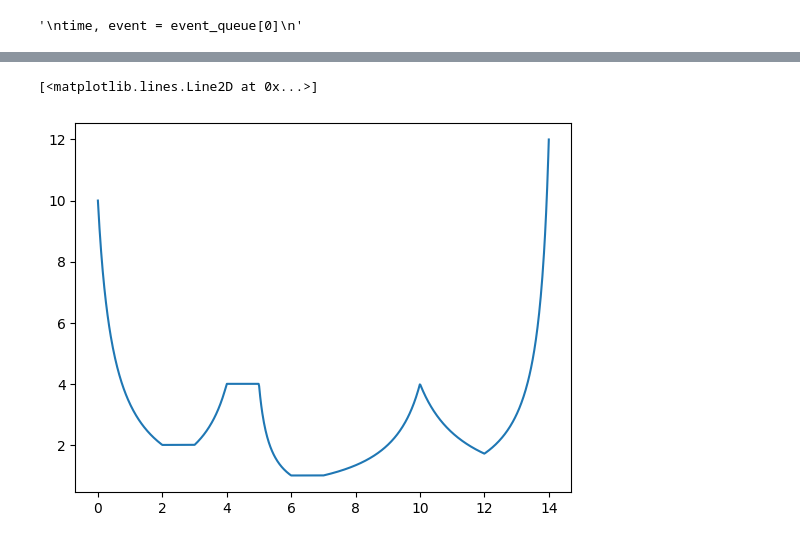
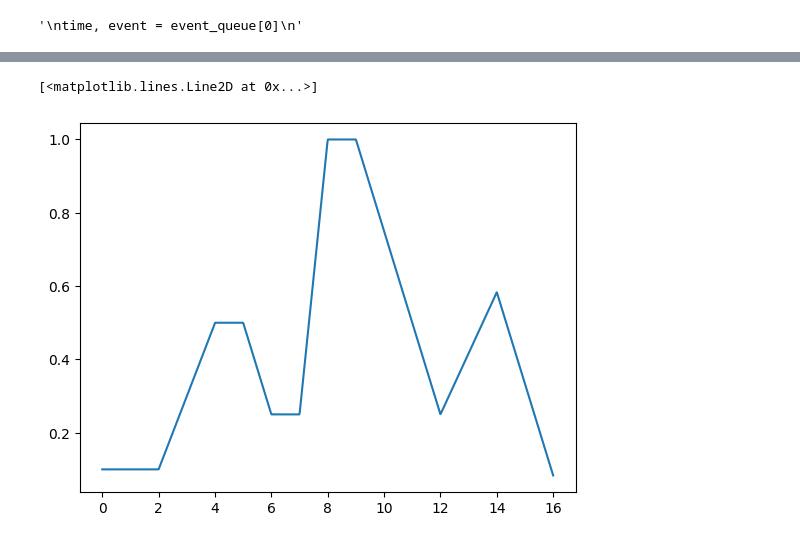
Before and after one commit to Aaron-Dayton/CSC446FinalProject, a Jupyter notebook: TimHortonsSimulation/Frankenstein.ipynb, the cells around one changed output, grey strips where cells are left out. Saved outputs shown, nothing was run; the diff lists cells and outputs as text; code cells hidden in the pictures.

```diff
--- a/TimHortonsSimulation/Frankenstein.ipynb
+++ b/TimHortonsSimulation/Frankenstein.ipynb
@@ -47,25 +47,25 @@ def ARRIVAL_RATE_FUNC(x, mult):
     x = x / 60 # Time is measured in minutes, convert it to hours
 
     if 0 <= x <= 2:
-        return mult*(x+0.5)/2.5
-    elif 2 < x <= 3:
+        return mult*0.2
+    elif 2 < x <= 4:
+        return mult*(x-1.5)/2.5
+    elif 4 < x <= 5:
         return mult*1
-    elif 3 < x <= 4:
-        return -mult*(x-5)/2
-    elif 4 < x <= 5:
+    elif 5 < x <= 6:
+        return -mult*(x-7)/2
+    elif 6 < x <= 7:
         return mult*0.5
-    elif 5 < x <= 6:
-        return mult*1.5*(x - 14/3)
-    elif 6 < x <= 7:
+    elif 7 < x <= 8:
+        return mult*1.5*(x - 20/3)
+    elif 8 < x <= 9:
         return mult*2
-    elif 7 < x <= 10:
-        return -mult*(x-11)/2
-    elif 10 < x <= 12:
-        return mult*(x-17/2)/3
+    elif 9 < x <= 12:
+        return -mult*(x-13)/2
     elif 12 < x <= 14:
-        return -mult*(x-43/3)/2
+        return mult*(x-10.5)/3
     else:
-        raise ValueError("Invalid Time!!")
+        return -mult*(x-49/3)/2
 
 # USE INTERARRIVAL FUNC!!! THIS IS WHAT WE USE IN EXPON FUNCTION
 def INTERARRIVAL_FUNC(x, mult):
@@ -1134,10 +1147,10 @@ Total sim_time: 843.42
 # %%
 import matplotlib.pyplot as plt
 
-xs = np.linspace(0, 840, 840)
+xs = np.linspace(0, 960, 960)
 ys = [1/INTERARRIVAL_FUNC(x, 2) for x in xs]
 
 plt.plot(xs / 60, ys)
 # %% [output]
 [<matplotlib.lines.Line2D at 0x...>]
-[figure, old version]
+[figure, new version]
```
Also changed, not shown: parts of 1 cell of this notebook.
